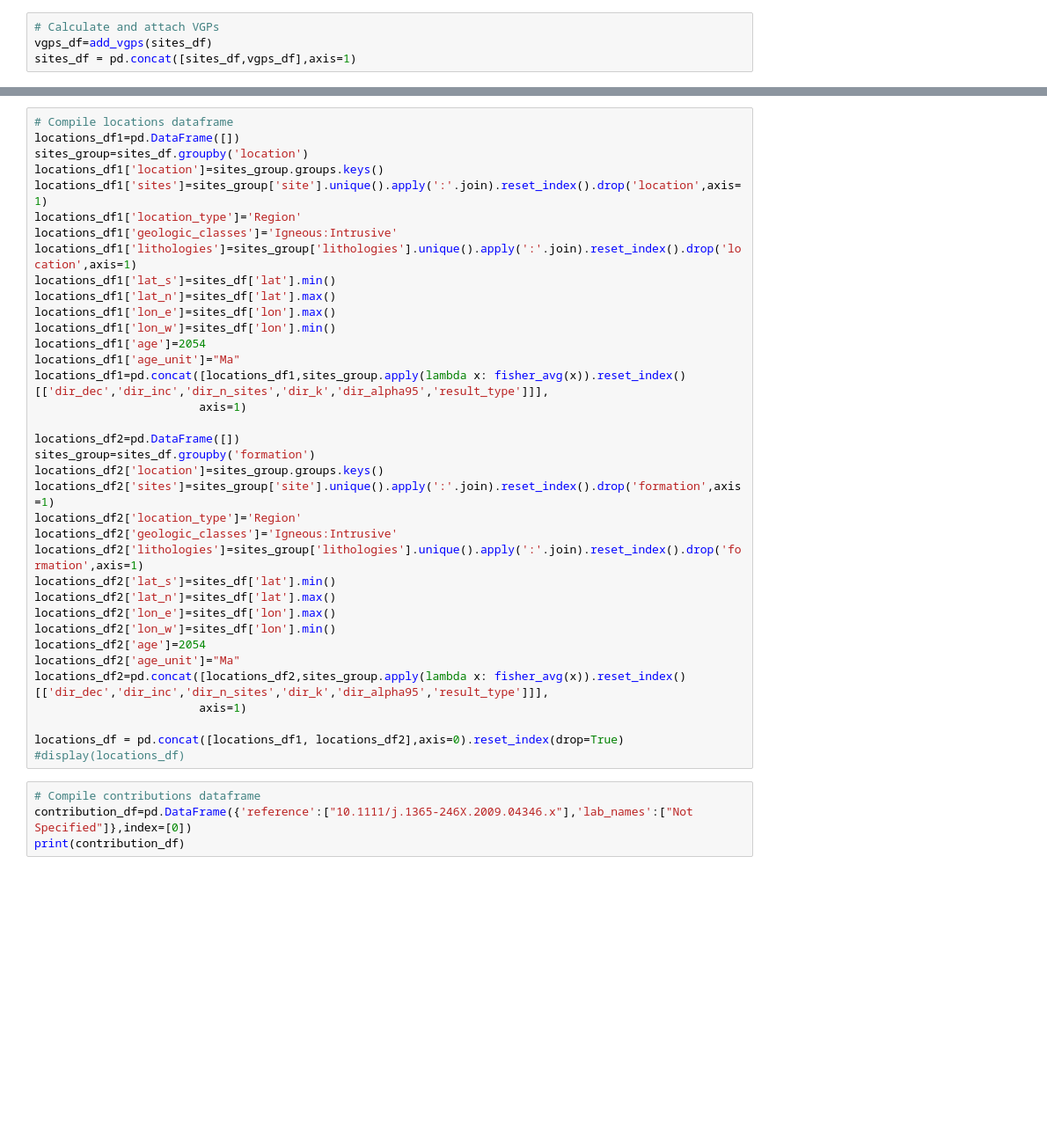
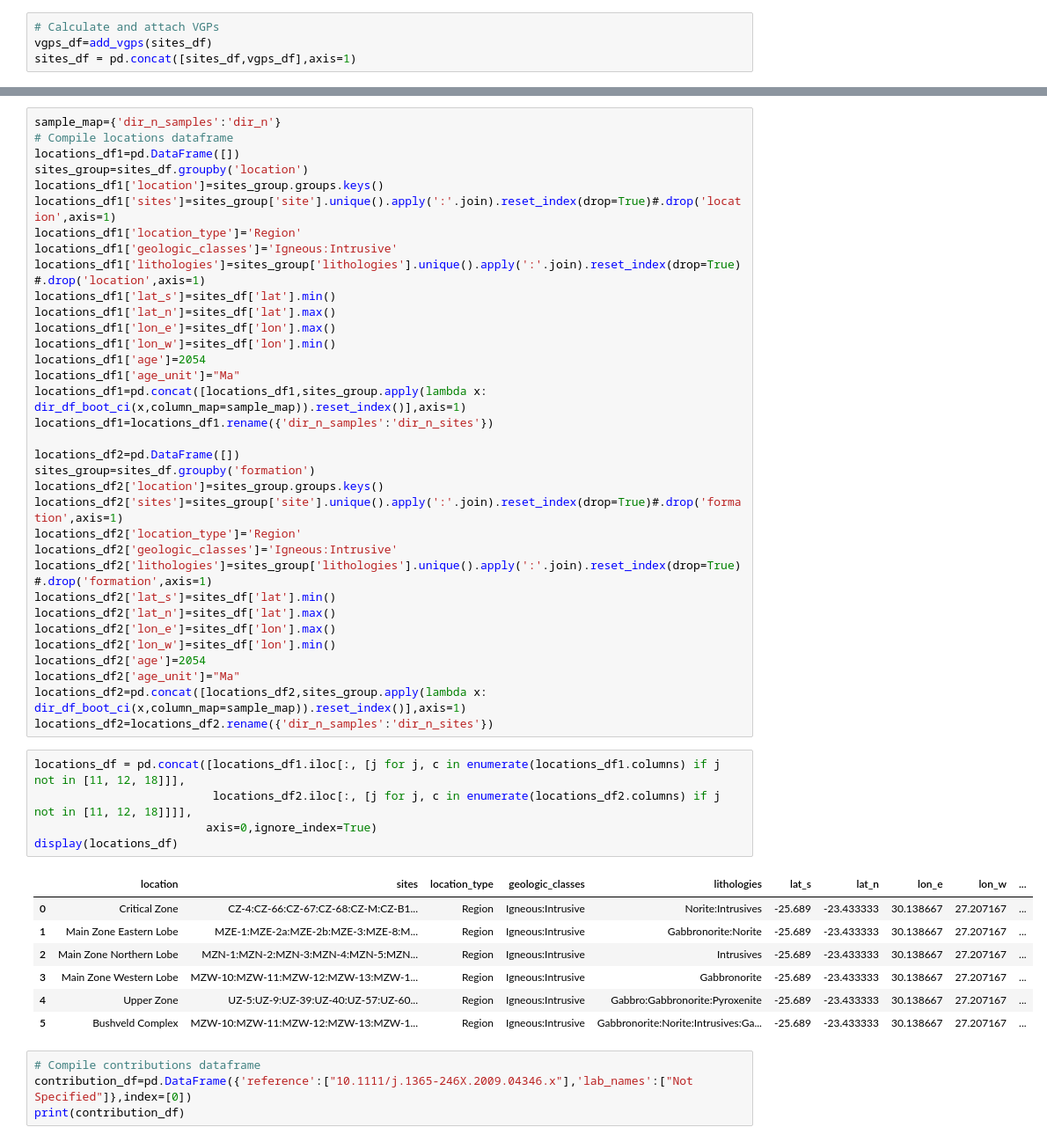
Before and after one commit to paselkin/published-data-to-magic, a Jupyter notebook: 2024-08-16_Published_Data_to_MagIC.ipynb, the cells around one changed output, grey strips where cells are left out. Shown: that part at 88% size. Saved outputs shown, nothing was run; the diff lists cells and outputs as text; blank space fills up the shorter version.

```diff
--- a/2024-08-16_Published_Data_to_MagIC.ipynb
+++ b/2024-08-16_Published_Data_to_MagIC.ipynb
@@ -118,39 +219,50 @@ sites_df = pd.concat([sites_df,vgps_df],axis=1)
 # %%
+sample_map={'dir_n_samples':'dir_n'}
 # Compile locations dataframe
 locations_df1=pd.DataFrame([])
 sites_group=sites_df.groupby('location')
 locations_df1['location']=sites_group.groups.keys()
-locations_df1['sites']=sites_group['site'].unique().apply(':'.join).reset_index().drop('location',axis=1)
+locations_df1['sites']=sites_group['site'].unique().apply(':'.join).reset_index(drop=True)#.drop('location',axis=1)
 locations_df1['location_type']='Region'
 locations_df1['geologic_classes']='Igneous:Intrusive'
-locations_df1['lithologies']=sites_group['lithologies'].unique().apply(':'.join).reset_index().drop('location',axis=1)
+locations_df1['lithologies']=sites_group['lithologies'].unique().apply(':'.join).reset_index(drop=True)#.drop('location',axis=1)
 locations_df1['lat_s']=sites_df['lat'].min()
 locations_df1['lat_n']=sites_df['lat'].max()
 locations_df1['lon_e']=sites_df['lon'].max()
 locations_df1['lon_w']=sites_df['lon'].min()
 locations_df1['age']=2054
 locations_df1['age_unit']="Ma"
-locations_df1=pd.concat([locations_df1,sites_group.apply(lambda x: fisher_avg(x)).reset_index()[['dir_dec','dir_inc','dir_n_sites','dir_k','dir_alpha95','result_type']]],
-                        axis=1)
+locations_df1=pd.concat([locations_df1,sites_group.apply(lambda x: dir_df_boot_ci(x,column_map=sample_map)).reset_index()],axis=1)
+locations_df1=locations_df1.rename({'dir_n_samples':'dir_n_sites'})
 
 locations_df2=pd.DataFrame([])
 sites_group=sites_df.groupby('formation')
 locations_df2['location']=sites_group.groups.keys()
-locations_df2['sites']=sites_group['site'].unique().apply(':'.join).reset_index().drop('formation',axis=1)
+locations_df2['sites']=sites_group['site'].unique().apply(':'.join).reset_index(drop=True)#.drop('formation',axis=1)
 locations_df2['location_type']='Region'
 locations_df2['geologic_classes']='Igneous:Intrusive'
-locations_df2['lithologies']=sites_group['lithologies'].unique().apply(':'.join).reset_index().drop('formation',axis=1)
+locations_df2['lithologies']=sites_group['lithologies'].unique().apply(':'.join).reset_index(drop=True)#.drop('formation',axis=1)
 locations_df2['lat_s']=sites_df['lat'].min()
 locations_df2['lat_n']=sites_df['lat'].max()
 locations_df2['lon_e']=sites_df['lon'].max()
 locations_df2['lon_w']=sites_df['lon'].min()
 locations_df2['age']=2054
 locations_df2['age_unit']="Ma"
-locations_df2=pd.concat([locations_df2,sites_group.apply(lambda x: fisher_avg(x)).reset_index()[['dir_dec','dir_inc','dir_n_sites','dir_k','dir_alpha95','result_type']]],
-                        axis=1)
-
-locations_df = pd.concat([locations_df1, locations_df2],axis=0).reset_index(drop=True)
-#display(locations_df)
+locations_df2=pd.concat([locations_df2,sites_group.apply(lambda x: dir_df_boot_ci(x,column_map=sample_map)).reset_index()],axis=1)
+locations_df2=locations_df2.rename({'dir_n_samples':'dir_n_sites'})
+# %%
+locations_df = pd.concat([locations_df1.iloc[:, [j for j, c in enumerate(locations_df1.columns) if j not in [11, 12, 18]]],
+                          locations_df2.iloc[:, [j for j, c in enumerate(locations_df2.columns) if j not in [11, 12, 18]]]],
+                         axis=0,ignore_index=True)
+display(locations_df)
+# %% [output]
+|  | location | sites | location_type | geologic_classes | lithologies | lat_s | lat_n | lon_e | lon_w | ... |
+| 0 | Critical Zone | CZ-4:CZ-66:CZ-67:CZ-68:CZ-M:CZ-B1... | Region | Igneous:Intrusive | Norite:Intrusives | -25.689 | -23.433333 | 30.138667 | 27.207167 | ... |
+| 1 | Main Zone Eastern Lobe | MZE-1:MZE-2a:MZE-2b:MZE-3:MZE-8:M... | Region | Igneous:Intrusive | Gabbronorite:Norite | -25.689 | -23.433333 | 30.138667 | 27.207167 | ... |
+| 2 | Main Zone Northern Lobe | MZN-1:MZN-2:MZN-3:MZN-4:MZN-5:MZN... | Region | Igneous:Intrusive | Intrusives | -25.689 | -23.433333 | 30.138667 | 27.207167 | ... |
+| 3 | Main Zone Western Lobe | MZW-10:MZW-11:MZW-12:MZW-13:MZW-1... | Region | Igneous:Intrusive | Gabbronorite | -25.689 | -23.433333 | 30.138667 | 27.207167 | ... |
+| 4 | Upper Zone | UZ-5:UZ-9:UZ-39:UZ-40:UZ-57:UZ-60... | Region | Igneous:Intrusive | Gabbro:Gabbronorite:Pyroxenite | -25.689 | -23.433333 | 30.138667 | 27.207167 | ... |
+| 5 | Bushveld Complex | MZW-10:MZW-11:MZW-12:MZW-13:MZW-1... | Region | Igneous:Intrusive | Gabbronorite:Norite:Intrusives:Ga... | -25.689 | -23.433333 | 30.138667 | 27.207167 | ... |
 # %%
 # Compile contributions dataframe
 contribution_df=pd.DataFrame({'reference':["10.1111/j.1365-246X.2009.04346.x"],'lab_names':["Not Specified"]},index=[0])
```
Also changed, not shown: parts of 16 cells of this notebook.
